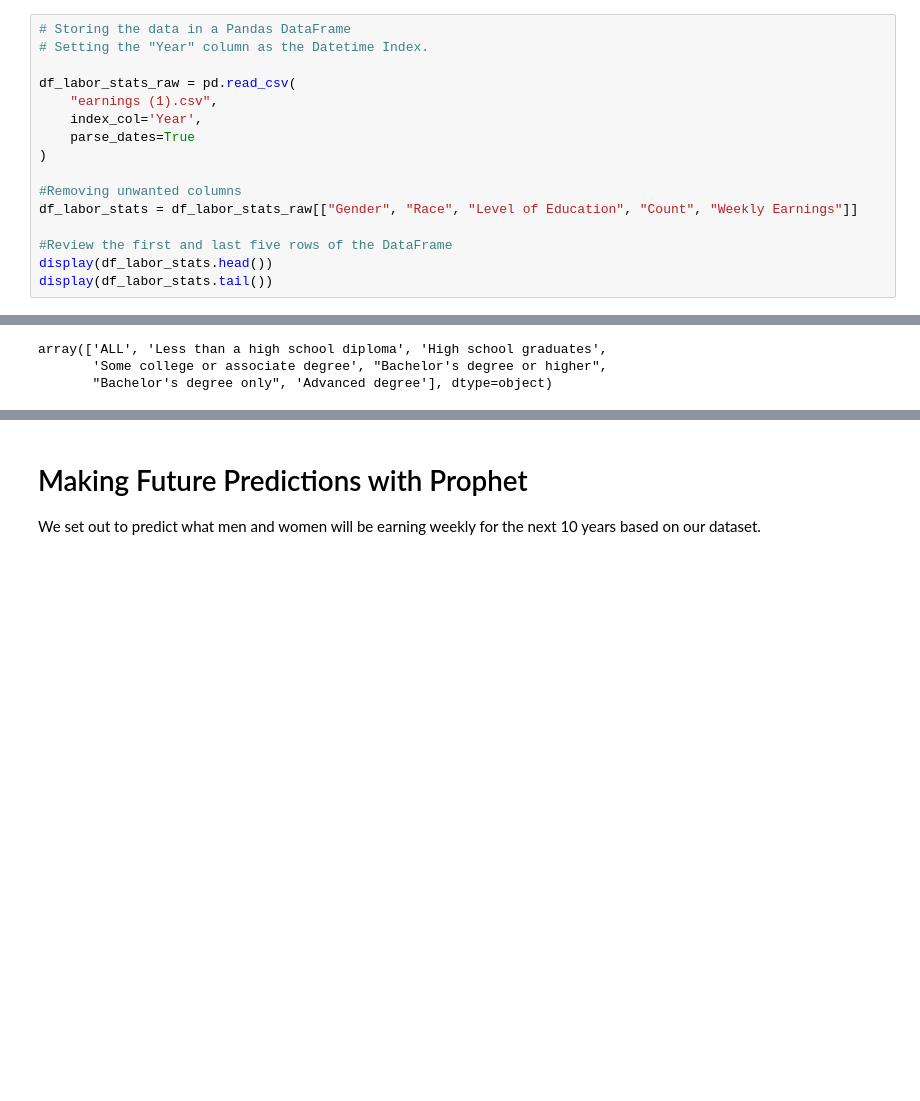
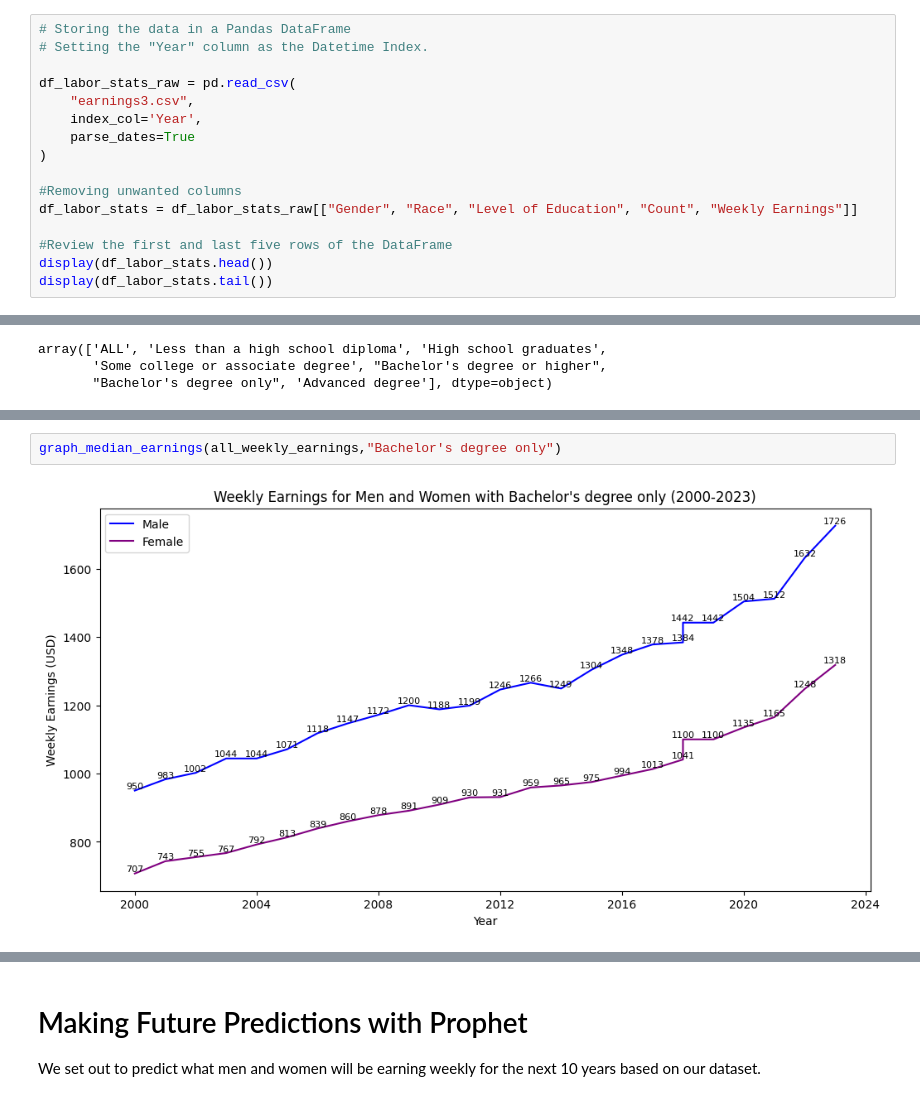
Before and after one commit to professav/project1.newrepo, a Jupyter notebook: uslaborstatistics.ipynb, the cells around one changed output, grey strips where cells are left out. Drawn from its saved outputs; the diff is of its cells as text; blank space fills up the shorter version.

```diff
--- a/uslaborstatistics.ipynb
+++ b/uslaborstatistics.ipynb
@@ -55,7 +53,7 @@ Saving earnings (1).csv to earnings (1).csv
 # Setting the "Year" column as the Datetime Index.
 
 df_labor_stats_raw = pd.read_csv(
-    "earnings (1).csv",
+    "earnings3.csv",
     index_col='Year',
     parse_dates=True
 )
@@ -140,3 +138,7 @@ graph_median_earnings(all_weekly_earnings, "High school graduates")
+# %%
+graph_median_earnings(all_weekly_earnings,"Bachelor's degree only")
+# %% [output]
+[figure, added]
 # %%
 graph_median_earnings(all_weekly_earnings, "Advanced degree")
 # %% [output]
```
Also changed, not shown: parts of 16 cells of this notebook.
